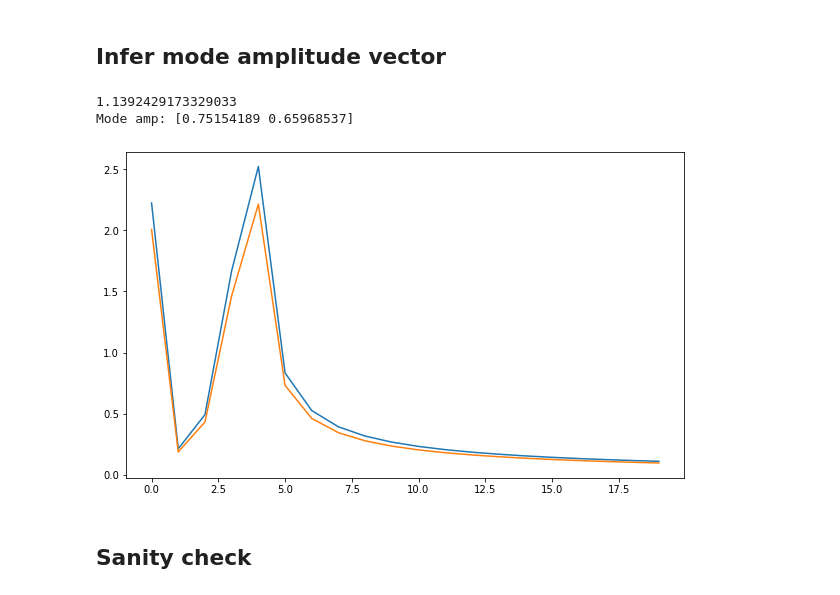
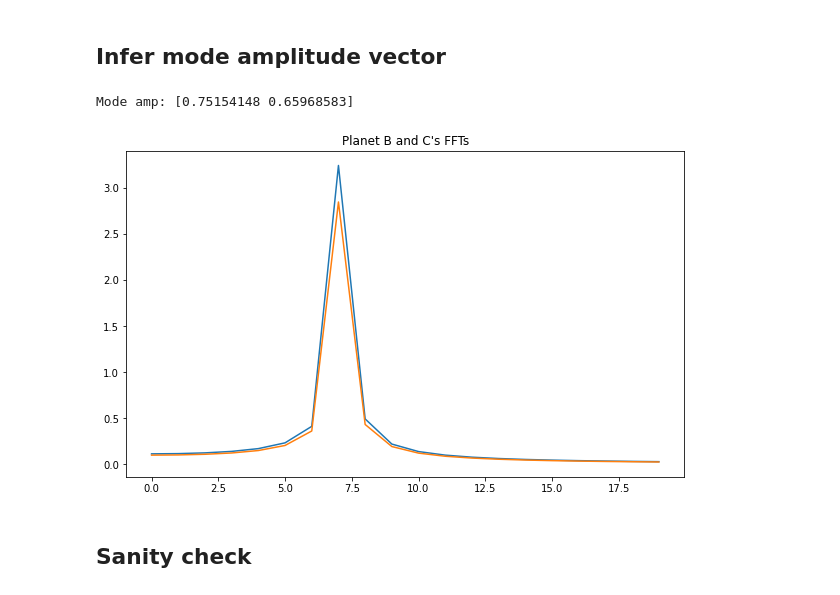
Before and after one commit to Jupiter1994/inc-dynamics, a Jupyter notebook: two_planet/two_planet.ipynb, the cells around one changed output. Saved outputs shown, nothing was run; the diff lists cells and outputs as text; code cells hidden in the pictures.

```diff
--- a/two_planet/two_planet.ipynb
+++ b/two_planet/two_planet.ipynb
@@ -160,10 +163,10 @@ with lzma.open(file_path, 'wb') as f:
 ## Load in sim data
 # %%
 # load in data, if necessary
-load_data = True
+load_data = False
 if load_data:
     tstep = int(1)
-    tmax = 2e3
+    tmax = 4e3
     num_steps = int(tmax)
     N = int(num_steps)
 
@@ -395,23 +356,21 @@ Planet C amplitude (w/ interp): 2.244 deg
 # %%
 plt.figure(figsize=(10,6))
 
 b_fft = 2 / num_steps * np.abs(fft.fft(b_complex_incs_deg.real))
 c_fft = 2 / num_steps * np.abs(fft.fft(c_complex_incs_deg.real))
 max_freq = np.argmax(b_fft)
 
 mode_amp = np.array([b_fft[max_freq], c_fft[max_freq]])
 mode_amp = mode_amp / np.linalg.norm(mode_amp)
-print(b_fft[max_freq] / c_fft[max_freq])
 print(f'Mode amp: {mode_amp}')
-#print(eigvs[0, 0] / eigvs[1, 0])
 plt.plot(b_fft[ :20])
 plt.plot(c_fft[ :20])
 
+plt.title("Planet B and C's FFTs")
 plt.show()
 # %% [output]
-1.1392429173329033
-Mode amp: [0.75154189 0.65968537]
+Mode amp: [0.75154148 0.65968583]
-[figure, old version]
+[figure, new version]
 # %% [markdown]
 ## Sanity check
 # %% [markdown]
```
Also changed, not shown: parts of 25 cells of this notebook, 1 other file.
